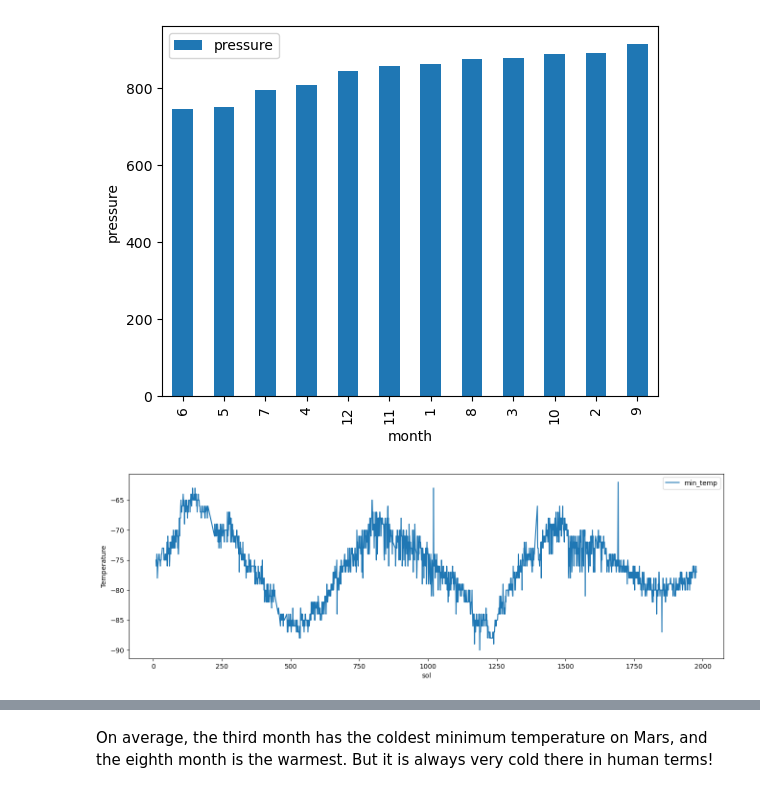
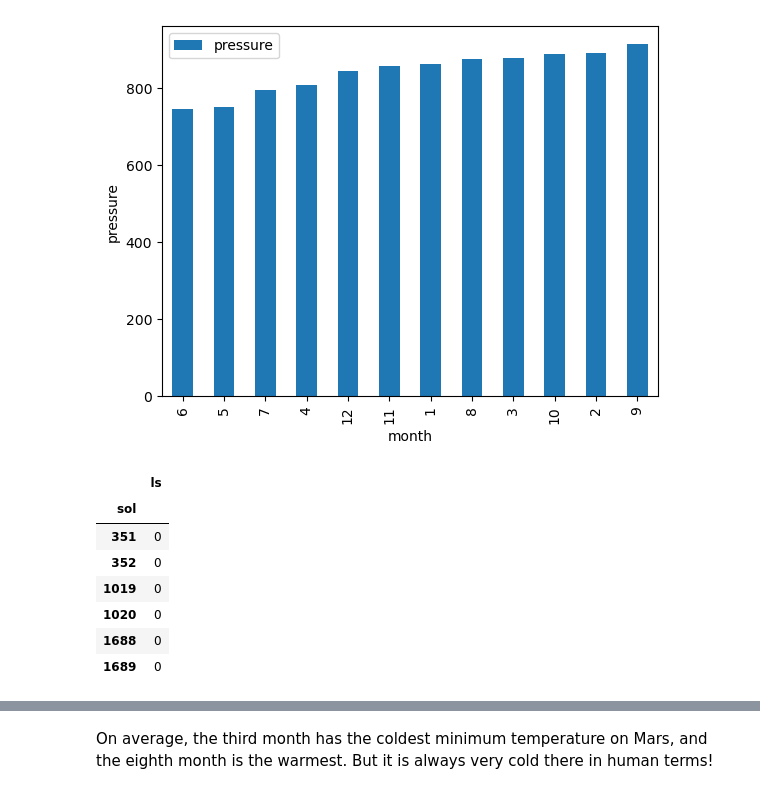
Before and after one commit to BMO777/Mars_Weather_Analysis, a Jupyter notebook: part_2_mars_weather.ipynb, the cells around one changed output, grey strips where cells are left out. Cells and saved outputs as stored; diff of their text form; code cells hidden in the pictures.

```diff
--- a/part_2_mars_weather.ipynb
+++ b/part_2_mars_weather.ipynb
@@ -206,10 +206,16 @@ print('The lowest atmospheric pressure occurs on the 6th month and the highest a
 # %% [output]
 The lowest atmospheric pressure occurs on the 6th month and the highest atmospheric pressure occurs on the 9th
 [figure]
-# %%
-# 5. How many terrestrial (earth) days are there in a Martian year?
-pd.plotting.plot_params = {'x_compat': True}
-MTdf.plot('sol', "min_temp", ylabel="Temperature", figsize=(16,5), x_compat=True)
-plt.show;
-# %% [output]
-[figure, removed]
+# %%
+EdMy = MTdf.groupby(['sol']).agg({'ls': 'min'})
+EdMy = EdMy.loc[EdMy['ls']== EdMy.ls.min()]
+EdMy
+# %% [output]
+|  | ls |
+| sol |  |
+| 351 | 0 |
+| 352 | 0 |
+| 1019 | 0 |
+| 1020 | 0 |
+| 1688 | 0 |
+| 1689 | 0 |
```
Also changed, not shown: parts of 1 cell of this notebook.
